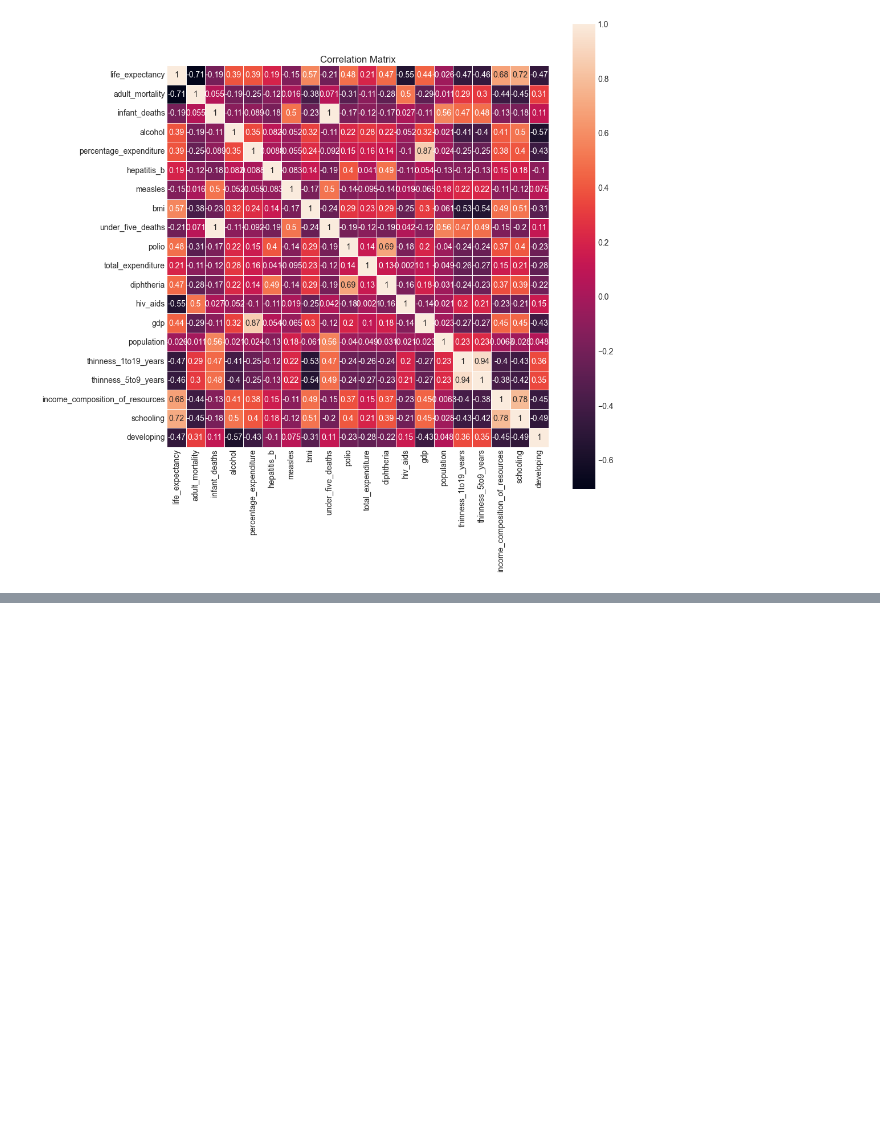
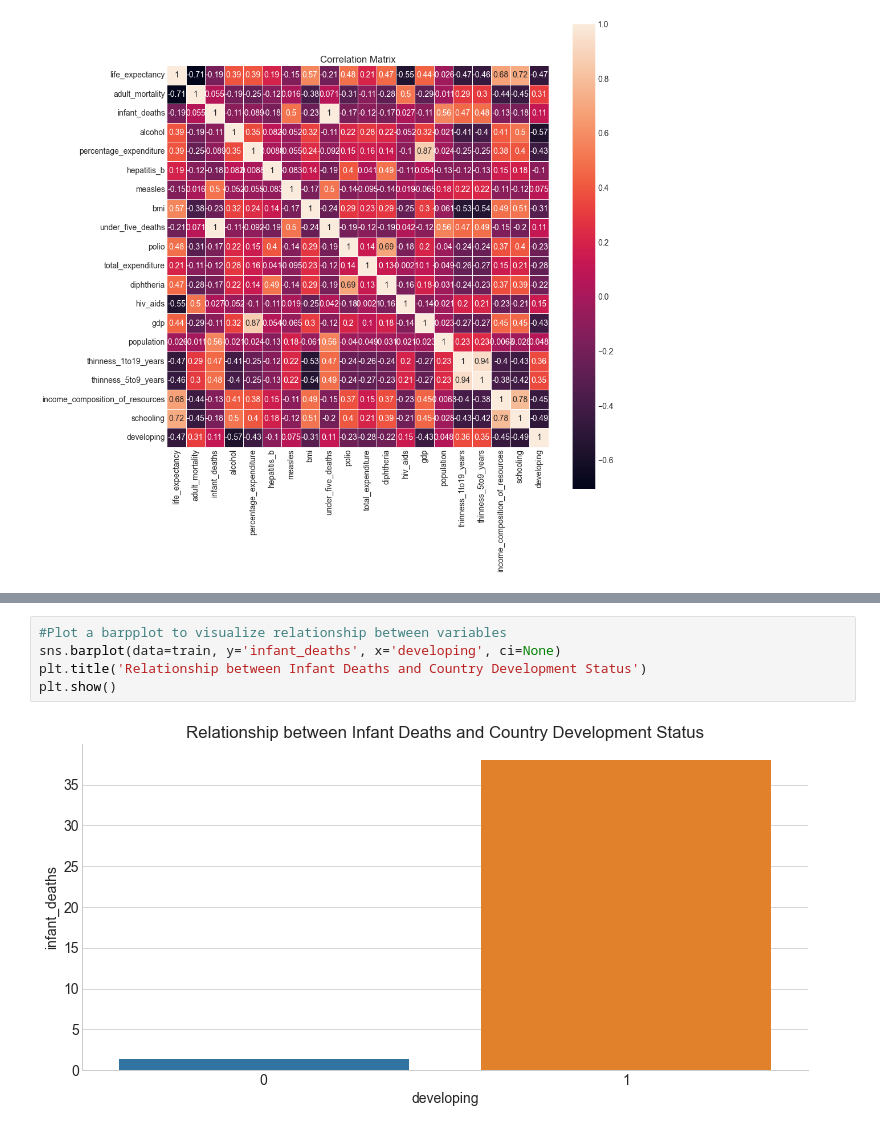
Before and after one commit to kristofer-rivera/predicting-life-expectancy, a Jupyter notebook: final_notebook.ipynb, the cells around one changed output, grey strips where cells are left out. Drawn from its saved outputs; the diff is of its cells as text; blank space fills up the shorter version.

```diff
--- a/final_notebook.ipynb
+++ b/final_notebook.ipynb
@@ -166,0 +253,7 @@ ex.heatmap(train)
+# %%
+#Plot a barpplot to visualize relationship between variables
+sns.barplot(data=train, y='infant_deaths', x='developing', ci=None)
+plt.title('Relationship between Infant Deaths and Country Development Status')
+plt.show()
+# %% [output]
+[figure, added]
```
Also changed, not shown: parts of 24 cells of this notebook.
